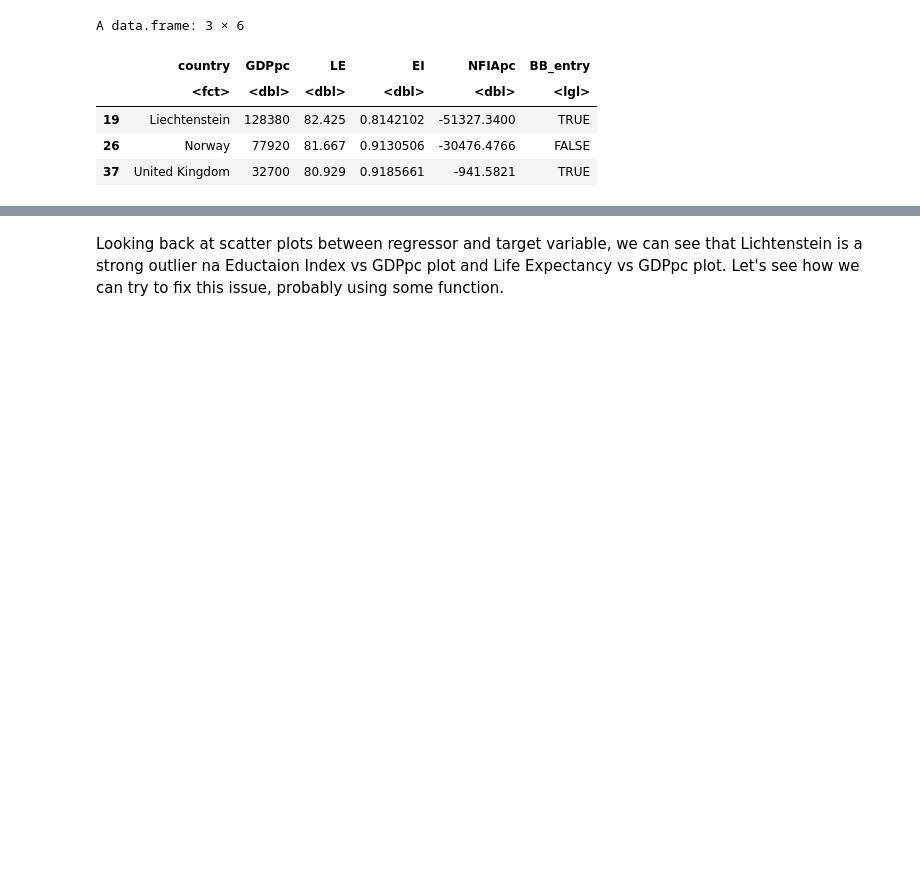
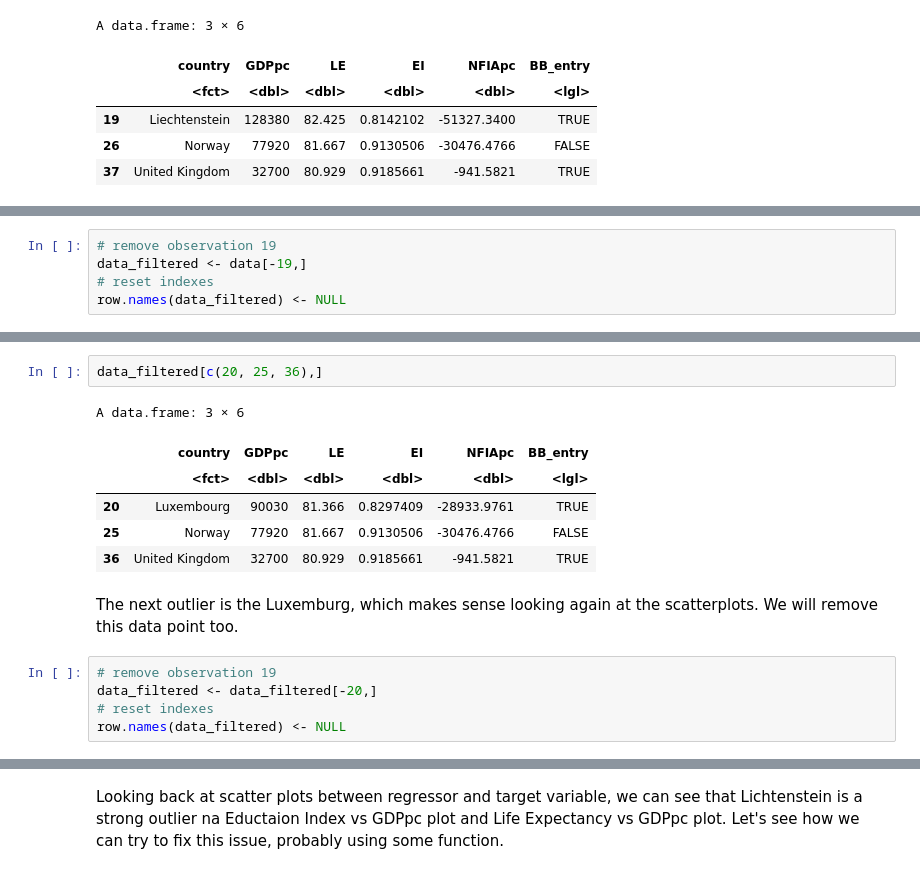
Before and after one commit to nickobard/eurostat-datasets-analysis, a Jupyter notebook: sem-3/semestral-work.ipynb, the cells around one changed output, grey strips where cells are left out. Saved outputs shown, nothing was run; the diff lists cells and outputs as text; blank space fills up the shorter version.

Commit message:
bardanik: prefinish with outliers - only linear model considered

```diff
--- a/sem-3/semestral-work.ipynb
+++ b/sem-3/semestral-work.ipynb
@@ -495,0 +475,5 @@ A data.frame: 3 × 6
+# %%
+# remove observation 19
+data_filtered <- data[-19,]
+# reset indexes
+row.names(data_filtered) <- NULL
@@ -495,0 +508,16 @@ A data.frame: 3 × 6
+# %%
+data_filtered[c(20, 25, 36),]
+# %% [output]
+A data.frame: 3 × 6
+|  | country | GDPpc | LE | EI | NFIApc | BB_entry |
+|  | <fct> | <dbl> | <dbl> | <dbl> | <dbl> | <lgl> |
+| 20 | Luxembourg | 90030 | 81.366 | 0.8297409 | -28933.9761 | TRUE |
+| 25 | Norway | 77920 | 81.667 | 0.9130506 | -30476.4766 | FALSE |
+| 36 | United Kingdom | 32700 | 80.929 | 0.9185661 | -941.5821 | TRUE |
+# %% [markdown]
+The next outlier is the Luxemburg, which makes sense looking again at the scatterplots. We will remove this data point too.
+# %%
+# remove observation 19
+data_filtered <- data_filtered[-20,]
+# reset indexes
+row.names(data_filtered) <- NULL
```
Also changed, not shown: parts of 19 cells of this notebook.
